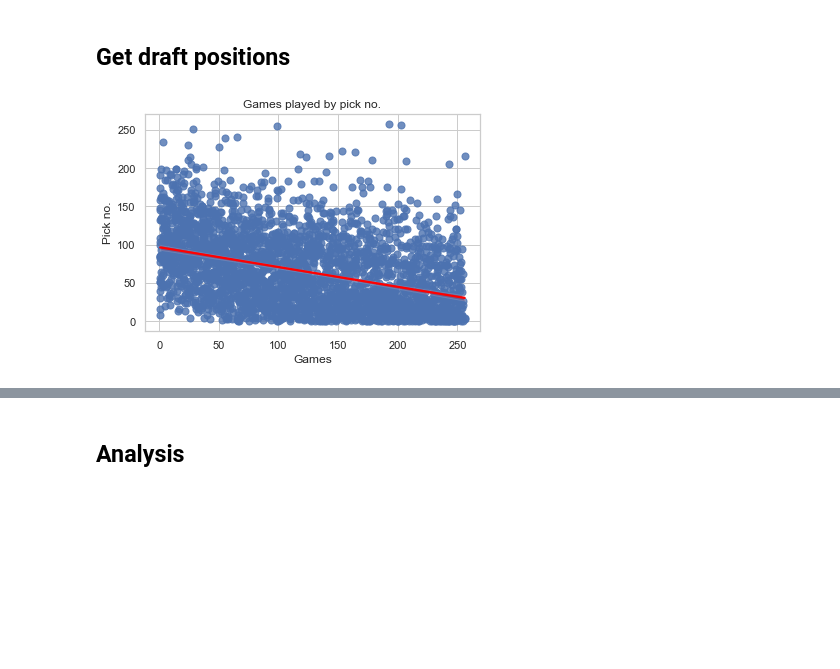
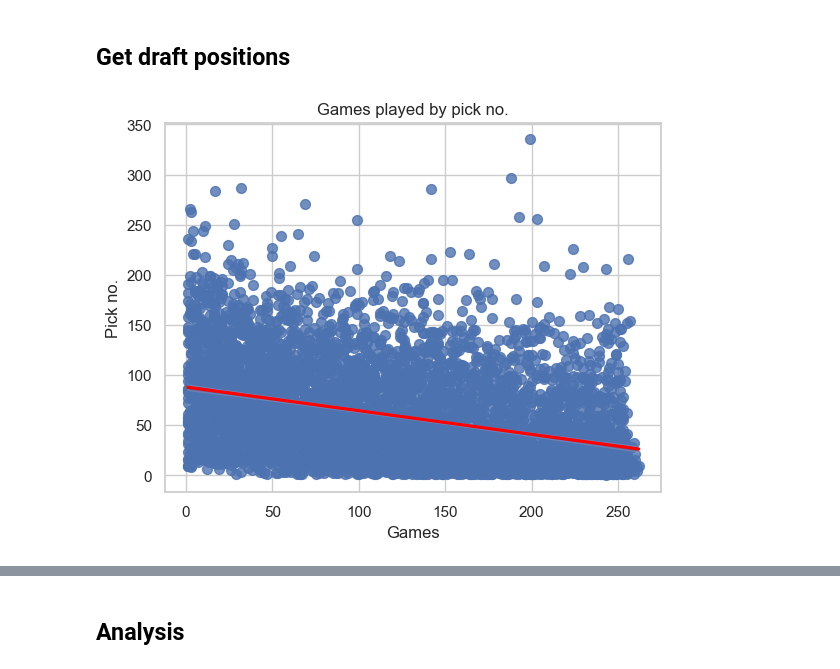
Before and after one commit to nliusont/nfl-draft-value, a Jupyter notebook: contracts.ipynb, the cells around one changed output, grey strips where cells are left out. Saved outputs shown, nothing was run; the diff lists cells and outputs as text; code cells hidden in the pictures; blank space fills up the shorter version.

Commit message:
updating data and charts

```diff
--- a/contracts.ipynb
+++ b/contracts.ipynb
@@ -36,15 +24,53 @@ df = df.dropna()
+# %%
+year_start = 2000
+year_end = 2023
+
+if get_new_data:
+    # scrape pro-football-reference for draft positions in time window
+    years = list(range(year_start,year_end+1))
+
+    # loop through years and store in list of dfs
+    all_dfs = []
+
+    for y in years:
+        base = f'https://www.pro-football-reference.com/years/{y}/draft.htm'
+        dfs = pd.read_html(base, header=1)
+        for frame in dfs:
+            frame['draft_year'] = y
+        all_dfs.append(dfs)
+        time.sleep(0.1)
+
+    expand = [x for y in all_dfs for x in y] # flatten df list
+
+    # concatenate into a single df
+    draft = pd.DataFrame()
+
+    for frame in expand:
+        draft = pd.concat([draft, frame])
+
+    draft = utils.clean_cols(draft)
+    draft = draft[['draft_year', 'rnd','pick', 'tm', 'player', 'pos','g']].copy() # grab subset
+    draft = utils.clean_cols(draft) # underscore and lower case cols
+
+    #convert cols to numeric
+    draft['pick'] = pd.to_numeric(draft['pick'], errors='coerce')
+    draft['g'] = pd.to_numeric(draft['g'], errors='coerce')
+    draft['rnd'] = pd.to_numeric(draft['rnd'], errors='coerce')
+    draft = draft.dropna()
+
+    draft.to_pickle(f'data/draft_data_{year_start}-{year_end}.pkl')
 # %%
 sns.set(style="whitegrid")  # Set the style
 
 # Create the scatter plot with a trendline
-sns.regplot(x='Pick', y='G', data=df, scatter_kws={'s': 50}, line_kws={'color': 'red'})
+sns.regplot(x='pick', y='g', data=draft, scatter_kws={'s': 50}, line_kws={'color': 'red'})
 
 plt.xlabel('Games')
 plt.ylabel('Pick no.')
 plt.title('Games played by pick no.')
 plt.show()
 # %% [output]
-[figure, old version]
+[figure, new version]
 # %%
 # Assuming 'df' is your DataFrame and 'x_column' and 'y_column' are the columns for x and y values
 sns.set(style="whitegrid")  # Set the style
```
Also changed, not shown: parts of 45 cells of this notebook, 6 other files.
